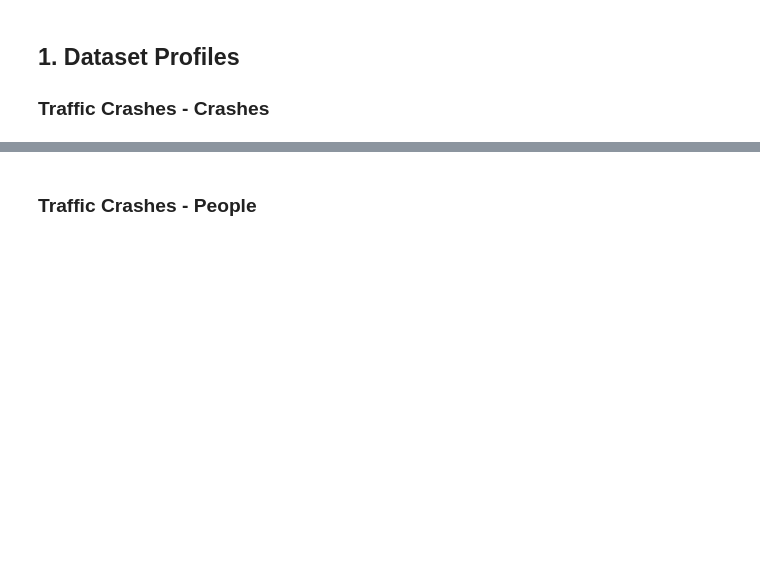
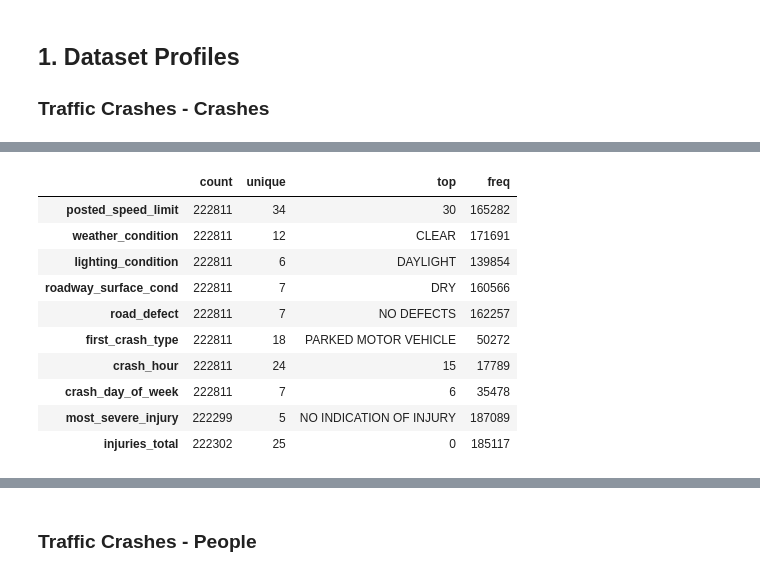
Before and after one commit to anirudhk-tech/cs418-data-science, a Jupyter notebook: notebooks/eda.ipynb, the cells around one changed output, grey strips where cells are left out. Drawn from its saved outputs; the diff is of its cells as text; code cells hidden in the pictures; blank space fills up the shorter version.

```diff
--- a/notebooks/eda.ipynb
+++ b/notebooks/eda.ipynb
@@ -34,3 +72,20 @@ crashes.isnull().sum().sort_values(ascending=False)
 # %%
-crashes.describe(include='all').T
+relevant_cols = [
+    "posted_speed_limit", "weather_condition", "lighting_condition",
+    "roadway_surface_cond", "road_defect", "first_crash_type",
+    "crash_hour", "crash_day_of_week", "most_severe_injury", "injuries_total",
+]
+crashes[relevant_cols].describe(include="all").T
+# %% [output]
+|  | count | unique | top | freq |
+| posted_speed_limit | 222811 | 34 | 30 | 165282 |
+| weather_condition | 222811 | 12 | CLEAR | 171691 |
+| lighting_condition | 222811 | 6 | DAYLIGHT | 139854 |
+| roadway_surface_cond | 222811 | 7 | DRY | 160566 |
+| road_defect | 222811 | 7 | NO DEFECTS | 162257 |
+| first_crash_type | 222811 | 18 | PARKED MOTOR VEHICLE | 50272 |
+| crash_hour | 222811 | 24 | 15 | 17789 |
+| crash_day_of_week | 222811 | 7 | 6 | 35478 |
+| most_severe_injury | 222299 | 5 | NO INDICATION OF INJURY | 187089 |
+| injuries_total | 222302 | 25 | 0 | 185117 |
 # %% [markdown]
```
Also changed, not shown: parts of 34 cells of this notebook, 3 other files.
